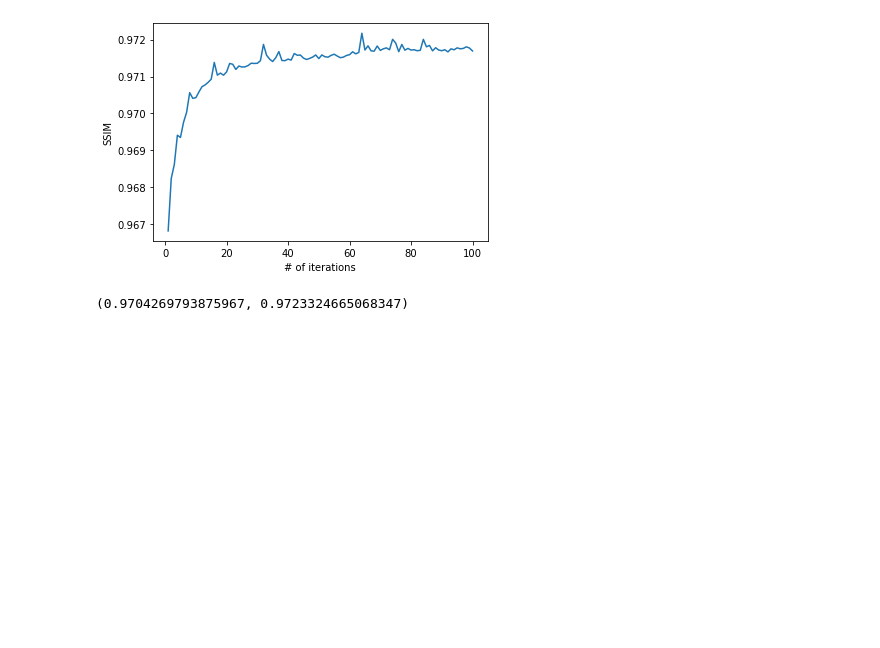
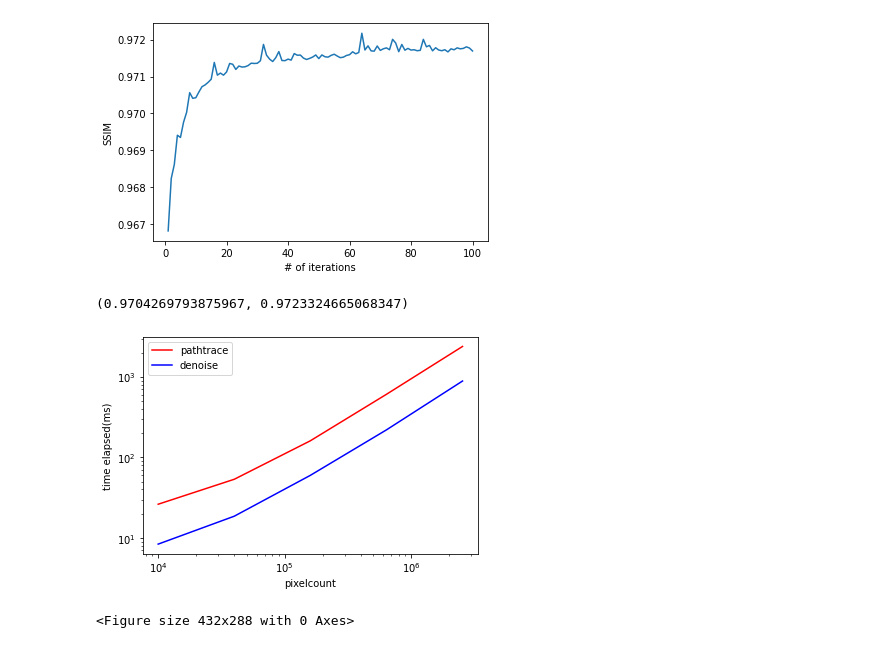
Before and after one commit to CIS565-Fall-2022/Project4-CUDA-Denoiser, a Jupyter notebook: Untitled.ipynb, the cells around one changed output. Saved outputs shown, nothing was run; the diff lists cells and outputs as text; code cells hidden in the pictures; blank space fills up the shorter version.

```diff
--- a/Untitled.ipynb
+++ b/Untitled.ipynb
@@ -40,0 +44,11 @@ ssim(np.array(Image.open(r'C:\Users\chuzh\Study\CIS565\Project4-CUDA-Denoiser\im
+# %%
+plt.loglog([100**2,200**2,400**2,800**2,1600**2],[26.24,53.57,161.03,608.30,2391],c='r',label='pathtrace')
+plt.loglog([100**2,200**2,400**2,800**2,1600**2],[8.387,18.63,59.94,219.98,889.5],c='b',label='denoise')
+plt.xlabel('pixelcount')
+plt.ylabel('time elapsed(ms)')
+plt.legend()
+plt.show()
+plt.savefig('plot2.png',dpi=1200)
+# %% [output]
+[figure, added]
+<Figure size 432x288 with 0 Axes>
```
Also changed, not shown: parts of 2 cells of this notebook, 4 other files.
